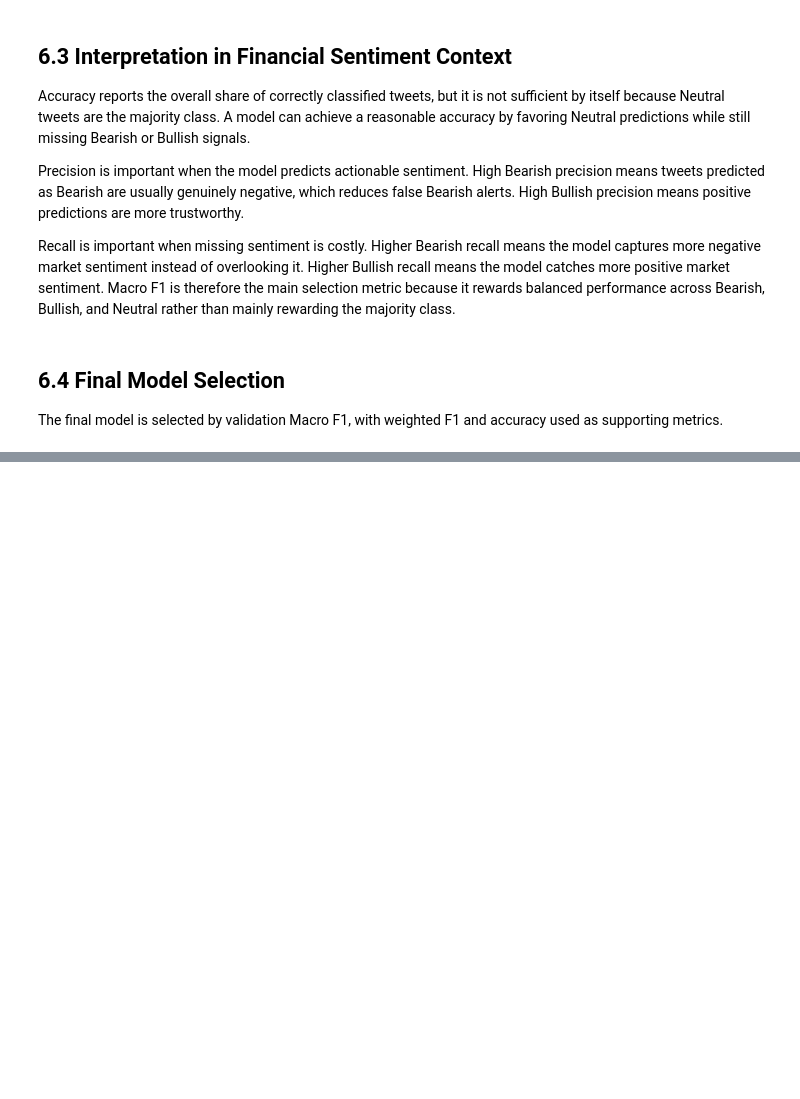
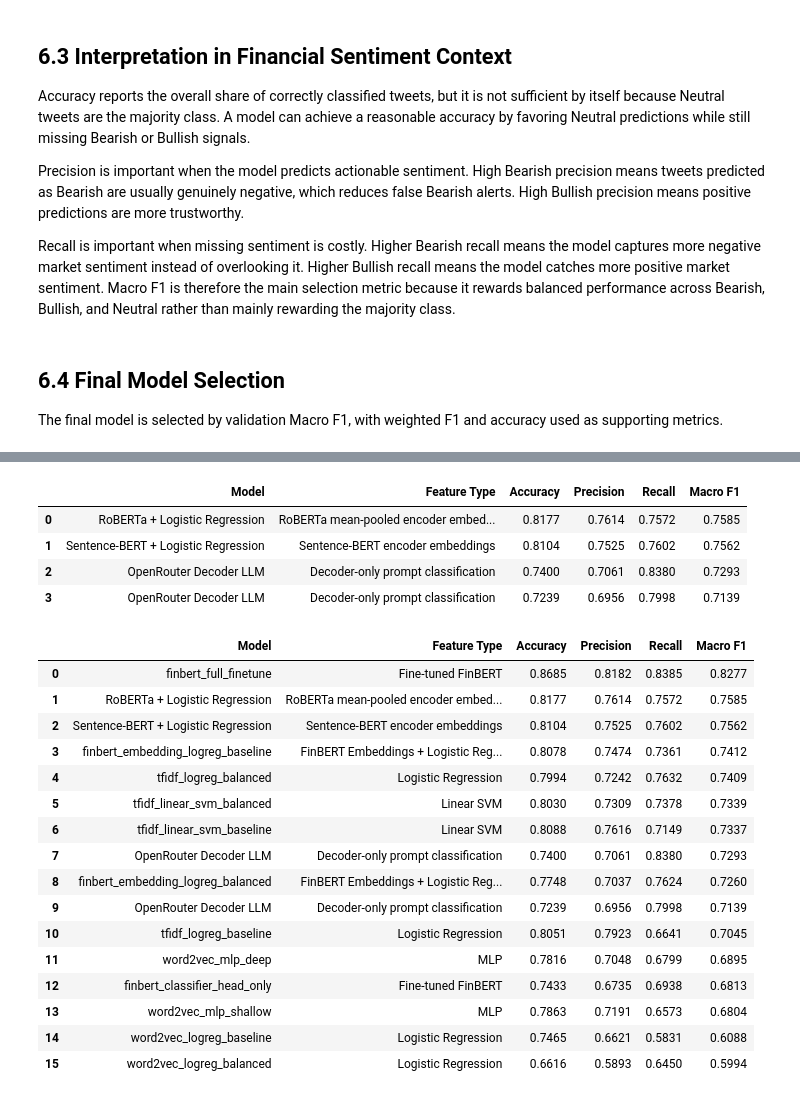
Before and after one commit to alexmr-ds/text_mining_project, a Jupyter notebook: notebooks/workflow.ipynb, the cells around one changed output, grey strips where cells are left out. Saved outputs shown, nothing was run; the diff lists cells and outputs as text; code cells hidden in the pictures; blank space fills up the shorter version.

```diff
--- a/notebooks/workflow.ipynb
+++ b/notebooks/workflow.ipynb
@@ -1453,0 +1789,60 @@ This is the preferred model because it gives the strongest balanced performance
+# %%
+# --- Summarize extra-credit transformer results --- #
+extra_credit_results = (
+    pd.DataFrame(extra_credit_rows)
+    .sort_values("Macro F1", ascending=False)
+    .reset_index(drop=True)
+)
+
+display(extra_credit_results.round(4))
+
+if "classification_reports" in globals():
+    classification_reports.update(extra_credit_reports)
+
+if "final_evaluation_table" in globals():
+    existing_comparison_for_extra_credit = final_evaluation_table.assign(
+        Model=final_evaluation_table["variant"],
+        **{"Feature Type": final_evaluation_table["classifier_family"]},
+    ).rename(
+        columns={
+            "accuracy": "Accuracy",
+            "macro_precision": "Precision",
+            "macro_recall": "Recall",
+            "macro_f1": "Macro F1",
+        }
+    )[["Model", "Feature Type", "Accuracy", "Precision", "Recall", "Macro F1"]]
+
+    extra_credit_combined_comparison = (
+        pd.concat(
+            [existing_comparison_for_extra_credit, extra_credit_results],
+            ignore_index=True,
+        )
+        .sort_values("Macro F1", ascending=False)
+        .reset_index(drop=True)
+    )
+    display(extra_credit_combined_comparison.round(4))
+else:
+    extra_credit_combined_comparison = extra_credit_results.copy()
+# %% [output]
+|  | Model | Feature Type | Accuracy | Precision | Recall | Macro F1 |
+| 0 | RoBERTa + Logistic Regression | RoBERTa mean-pooled encoder embed... | 0.8177 | 0.7614 | 0.7572 | 0.7585 |
+| 1 | Sentence-BERT + Logistic Regression | Sentence-BERT encoder embeddings | 0.8104 | 0.7525 | 0.7602 | 0.7562 |
+| 2 | OpenRouter Decoder LLM | Decoder-only prompt classification | 0.7400 | 0.7061 | 0.8380 | 0.7293 |
+| 3 | OpenRouter Decoder LLM | Decoder-only prompt classification | 0.7239 | 0.6956 | 0.7998 | 0.7139 |
+|  | Model | Feature Type | Accuracy | Precision | Recall | Macro F1 |
+| 0 | finbert_full_finetune | Fine-tuned FinBERT | 0.8685 | 0.8182 | 0.8385 | 0.8277 |
+| 1 | RoBERTa + Logistic Regression | RoBERTa mean-pooled encoder embed... | 0.8177 | 0.7614 | 0.7572 | 0.7585 |
+| 2 | Sentence-BERT + Logistic Regression | Sentence-BERT encoder embeddings | 0.8104 | 0.7525 | 0.7602 | 0.7562 |
+| 3 | finbert_embedding_logreg_baseline | FinBERT Embeddings + Logistic Reg... | 0.8078 | 0.7474 | 0.7361 | 0.7412 |
+| 4 | tfidf_logreg_balanced | Logistic Regression | 0.7994 | 0.7242 | 0.7632 | 0.7409 |
+| 5 | tfidf_linear_svm_balanced | Linear SVM | 0.8030 | 0.7309 | 0.7378 | 0.7339 |
+| 6 | tfidf_linear_svm_baseline | Linear SVM | 0.8088 | 0.7616 | 0.7149 | 0.7337 |
+| 7 | OpenRouter Decoder LLM | Decoder-only prompt classification | 0.7400 | 0.7061 | 0.8380 | 0.7293 |
+| 8 | finbert_embedding_logreg_balanced | FinBERT Embeddings + Logistic Reg... | 0.7748 | 0.7037 | 0.7624 | 0.7260 |
+| 9 | OpenRouter Decoder LLM | Decoder-only prompt classification | 0.7239 | 0.6956 | 0.7998 | 0.7139 |
+| 10 | tfidf_logreg_baseline | Logistic Regression | 0.8051 | 0.7923 | 0.6641 | 0.7045 |
+| 11 | word2vec_mlp_deep | MLP | 0.7816 | 0.7048 | 0.6799 | 0.6895 |
+| 12 | finbert_classifier_head_only | Fine-tuned FinBERT | 0.7433 | 0.6735 | 0.6938 | 0.6813 |
+| 13 | word2vec_mlp_shallow | MLP | 0.7863 | 0.7191 | 0.6573 | 0.6804 |
+| 14 | word2vec_logreg_baseline | Logistic Regression | 0.7465 | 0.6621 | 0.5831 | 0.6088 |
+| 15 | word2vec_logreg_balanced | Logistic Regression | 0.6616 | 0.5893 | 0.6450 | 0.5994 |
```
Also changed, not shown: parts of 20 cells of this notebook, 7 other files.
